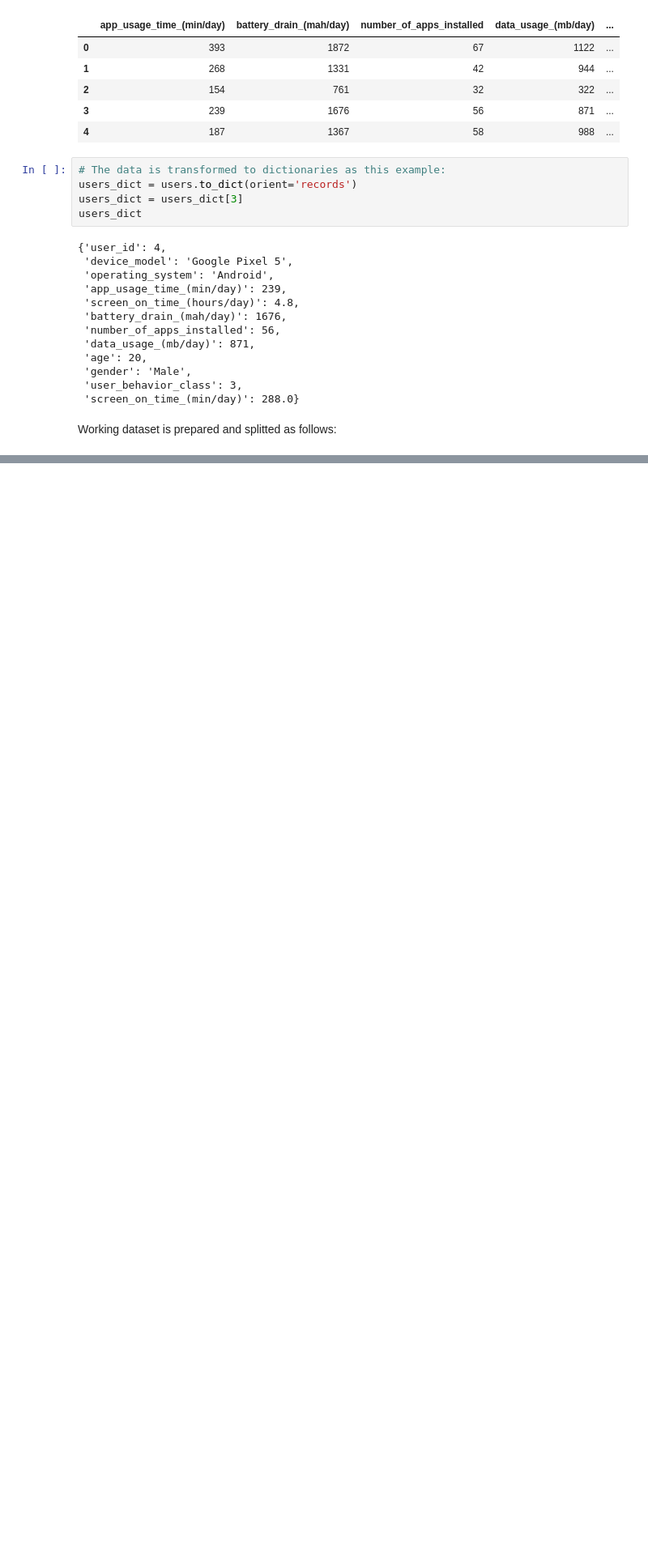
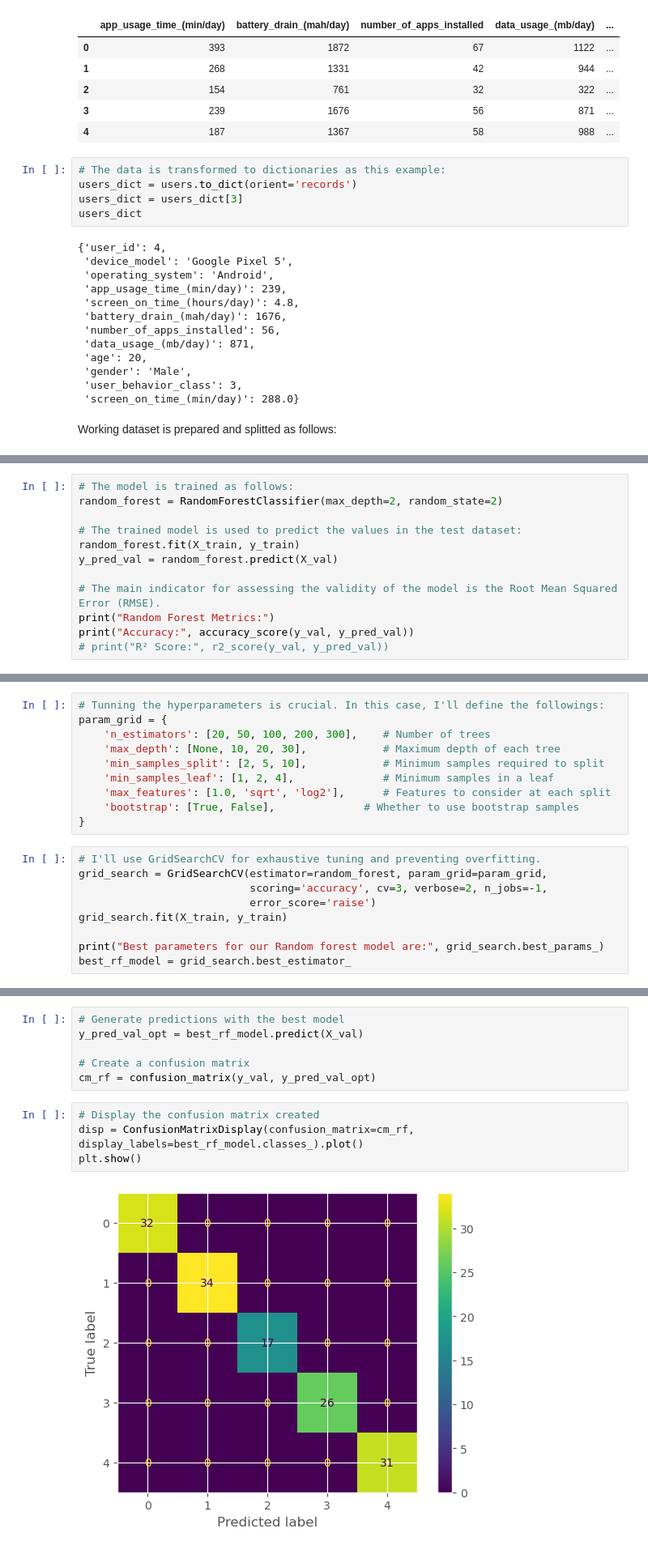
Before and after one commit to bizzaccelerator/classification_of_consumer_behaviour, a Jupyter notebook: notebook.ipynb, the cells around one changed output, grey strips where cells are left out. Shown: that part at 81% size. Cells and saved outputs as stored; diff of their text form; blank space fills up the shorter version.

Commit message:
Random Forest Model trained.

```diff
--- a/notebook.ipynb
+++ b/notebook.ipynb
@@ -723,0 +743,12 @@ __1. Linear Regression Model:__
+# %%
+# The model is trained as follows:
+random_forest = RandomForestClassifier(max_depth=2, random_state=2)
+
+# The trained model is used to predict the values in the test dataset:
+random_forest.fit(X_train, y_train)
+y_pred_val = random_forest.predict(X_val)
+
+# The main indicator for assessing the validity of the model is the Root Mean Squared Error (RMSE).
+print("Random Forest Metrics:")
+print("Accuracy:", accuracy_score(y_val, y_pred_val))
+# print("R² Score:", r2_score(y_val, y_pred_val))
@@ -723,0 +781,19 @@ __1. Linear Regression Model:__
+# %%
+# Tunning the hyperparameters is crucial. In this case, I'll define the followings:
+param_grid = {
+    'n_estimators': [20, 50, 100, 200, 300],    # Number of trees
+    'max_depth': [None, 10, 20, 30],            # Maximum depth of each tree
+    'min_samples_split': [2, 5, 10],            # Minimum samples required to split
+    'min_samples_leaf': [1, 2, 4],              # Minimum samples in a leaf
+    'max_features': [1.0, 'sqrt', 'log2'],      # Features to consider at each split
+    'bootstrap': [True, False],              # Whether to use bootstrap samples
+}
+# %%
+# I'll use GridSearchCV for exhaustive tuning and preventing overfitting.
+grid_search = GridSearchCV(estimator=random_forest, param_grid=param_grid,
+                           scoring='accuracy', cv=3, verbose=2, n_jobs=-1,
+                           error_score='raise')
+grid_search.fit(X_train, y_train)
+
+print("Best parameters for our Random forest model are:", grid_search.best_params_)
+best_rf_model = grid_search.best_estimator_
@@ -723,0 +803,12 @@ __1. Linear Regression Model:__
+# %%
+# Generate predictions with the best model
+y_pred_val_opt = best_rf_model.predict(X_val)
+
+# Create a confusion matrix
+cm_rf = confusion_matrix(y_val, y_pred_val_opt)
+# %%
+# Display the confusion matrix created
+disp = ConfusionMatrixDisplay(confusion_matrix=cm_rf, display_labels=best_rf_model.classes_).plot()
+plt.show()
+# %% [output]
+[figure, added]
```
Also changed, not shown: parts of 10 cells of this notebook.
